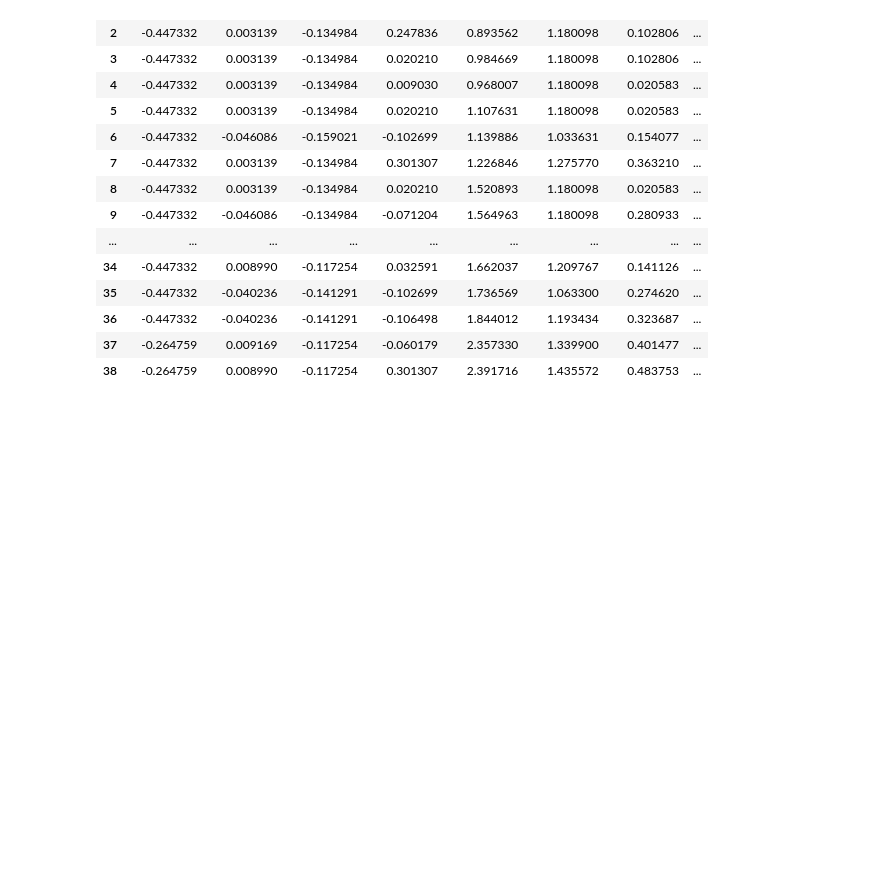
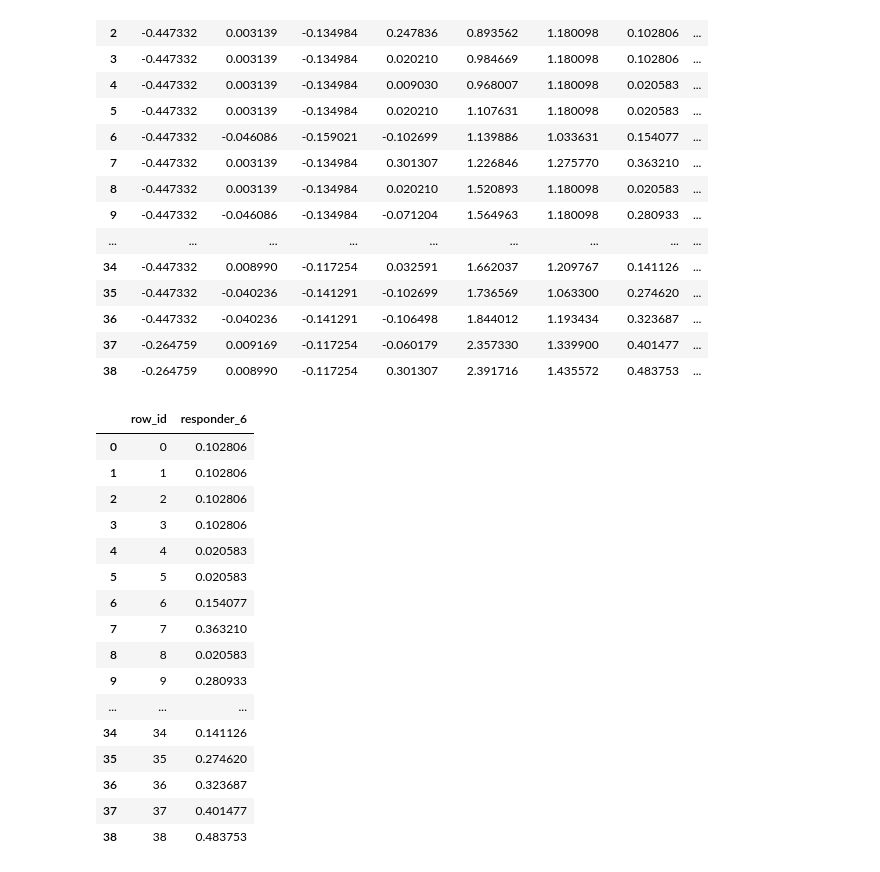
Before and after one commit to tylerpan98/Jane_street, a Jupyter notebook: Copy_of_jane_street.ipynb, the cells around one changed output. Drawn from its saved outputs; the diff is of its cells as text; code cells hidden in the pictures; blank space fills up the shorter version.

```diff
--- a/Copy_of_jane_street.ipynb
+++ b/Copy_of_jane_street.ipynb
@@ -479,3 +479,26 @@ prediction_table
 | 36 | -0.447332 | -0.040236 | -0.141291 | -0.106498 | 1.844012 | 1.193434 | 0.323687 | ... |
 | 37 | -0.264759 | 0.009169 | -0.117254 | -0.060179 | 2.357330 | 1.339900 | 0.401477 | ... |
 | 38 | -0.264759 | 0.008990 | -0.117254 | 0.301307 | 2.391716 | 1.435572 | 0.483753 | ... |
+# %%
+sample = pd.read_csv('sample_submission.csv')
+
+submission = pd.concat([sample['row_id'], prediction_table['responder_6']], axis=1)
+submission
+# %% [output]
+|  | row_id | responder_6 |
+| 0 | 0 | 0.102806 |
+| 1 | 1 | 0.102806 |
+| 2 | 2 | 0.102806 |
+| 3 | 3 | 0.102806 |
+| 4 | 4 | 0.020583 |
+| 5 | 5 | 0.020583 |
+| 6 | 6 | 0.154077 |
+| 7 | 7 | 0.363210 |
+| 8 | 8 | 0.020583 |
+| 9 | 9 | 0.280933 |
+| ... | ... | ... |
+| 34 | 34 | 0.141126 |
+| 35 | 35 | 0.274620 |
+| 36 | 36 | 0.323687 |
+| 37 | 37 | 0.401477 |
+| 38 | 38 | 0.483753 |
```
